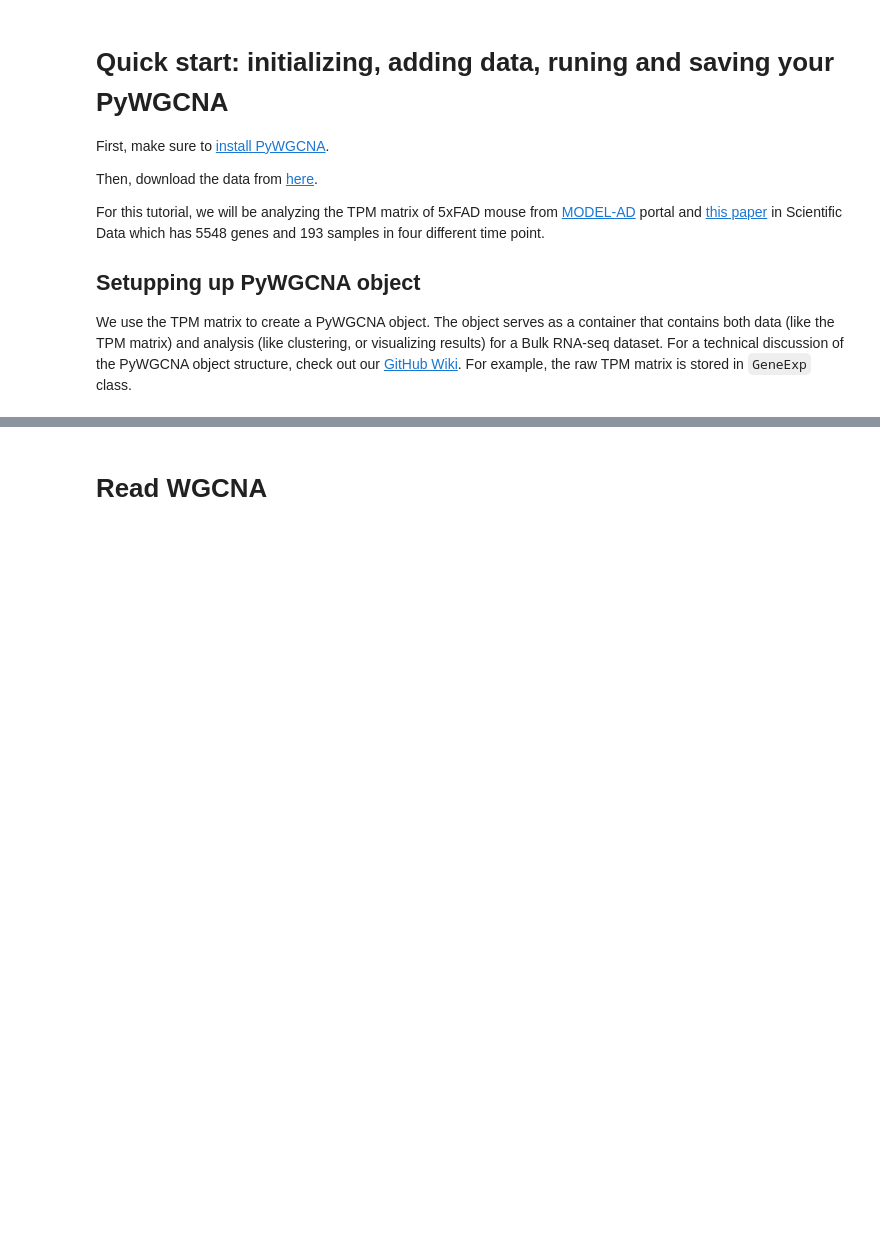
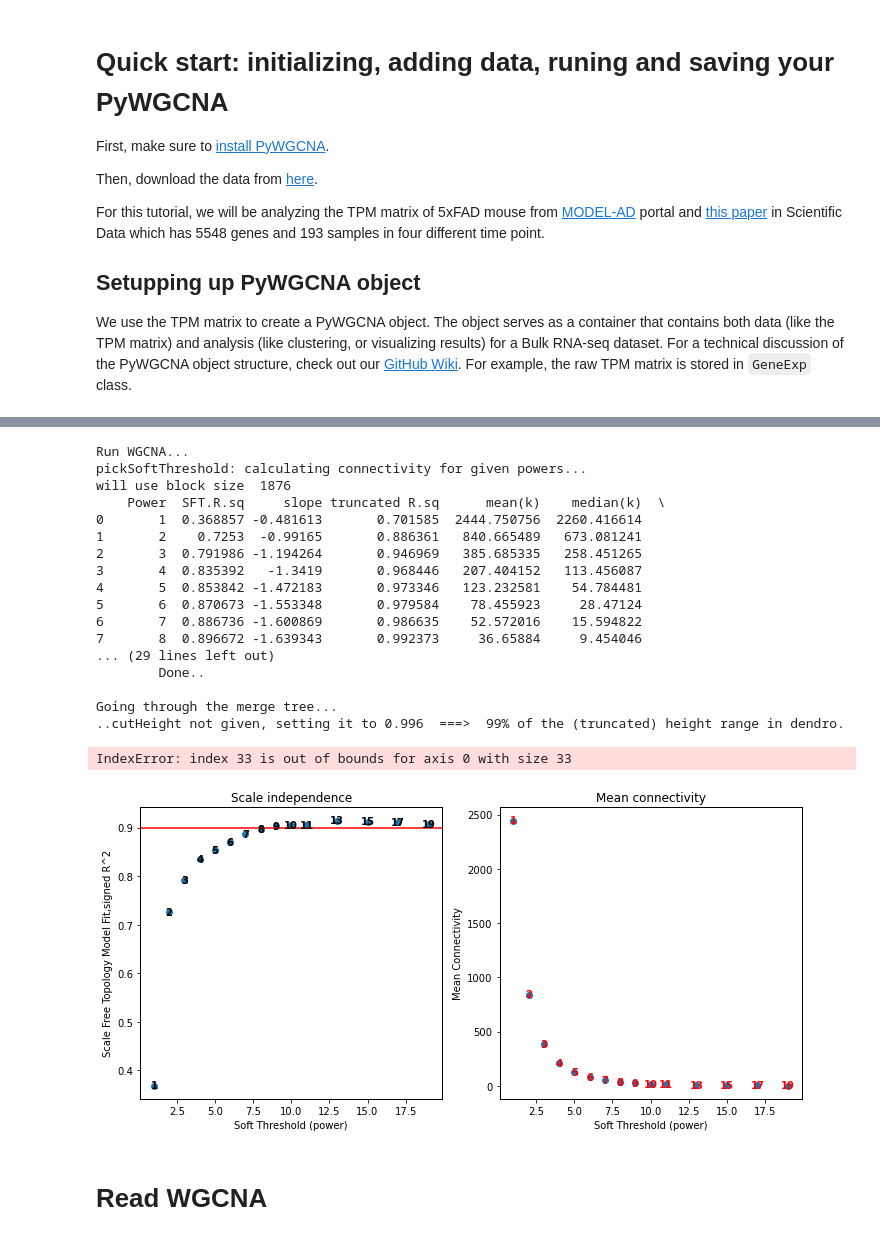
Before and after one commit to mortazavilab/PyWGCNA, a Jupyter notebook: tutorials/Quick Start.ipynb, the cells around one changed output, grey strips where cells are left out. Drawn from its saved outputs; the diff is of its cells as text; code cells hidden in the pictures; blank space fills up the shorter version.

```diff
--- a/tutorials/Quick Start.ipynb
+++ b/tutorials/Quick Start.ipynb
@@ -65,3 +50,25 @@ Saving WGCNA as ABI3.p
+# %%
+pyWGCNA_5xFAD.findModules()
+# %% [output]
+Run WGCNA...
+pickSoftThreshold: calculating connectivity for given powers...
+will use block size  1876
+    Power  SFT.R.sq     slope truncated R.sq      mean(k)    median(k)  \
+0       1  0.368857 -0.481613       0.701585  2444.750756  2260.416614
+1       2    0.7253  -0.99165       0.886361   840.665489   673.081241
+2       3  0.791986 -1.194264       0.946969   385.685335   258.451265
+3       4  0.835392   -1.3419       0.968446   207.404152   113.456087
+4       5  0.853842 -1.472183       0.973346   123.232581    54.784481
+5       6  0.870673 -1.553348       0.979584    78.455923     28.47124
+6       7  0.886736 -1.600869       0.986635    52.572016    15.594822
+7       8  0.896672 -1.639343       0.992373     36.65884     9.454046
+... (29 lines left out)
+        Done..
+
+Going through the merge tree...
+..cutHeight not given, setting it to 0.996  ===>  99% of the (truncated) height range in dendro.
+IndexError: index 33 is out of bounds for axis 0 with size 33
+[figure, added]
 # %% [markdown]
 # Read WGCNA
 # %%
```
Also changed, not shown: parts of 7 cells of this notebook, 3 other files.
